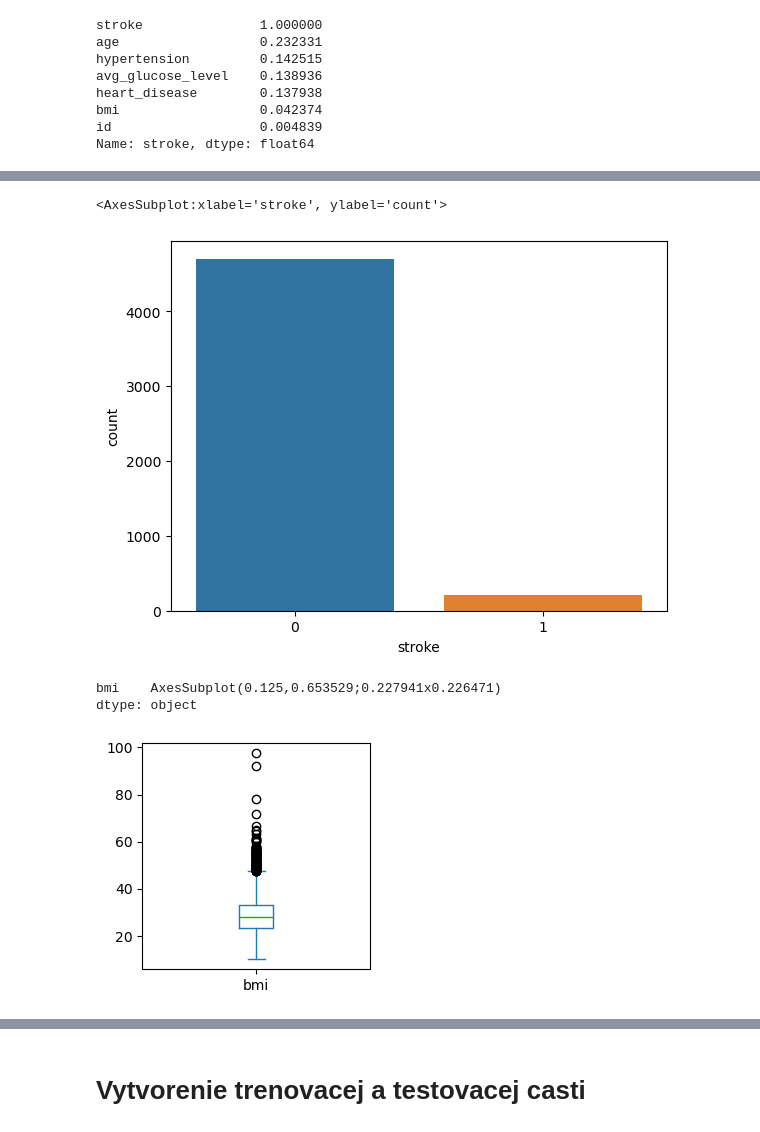
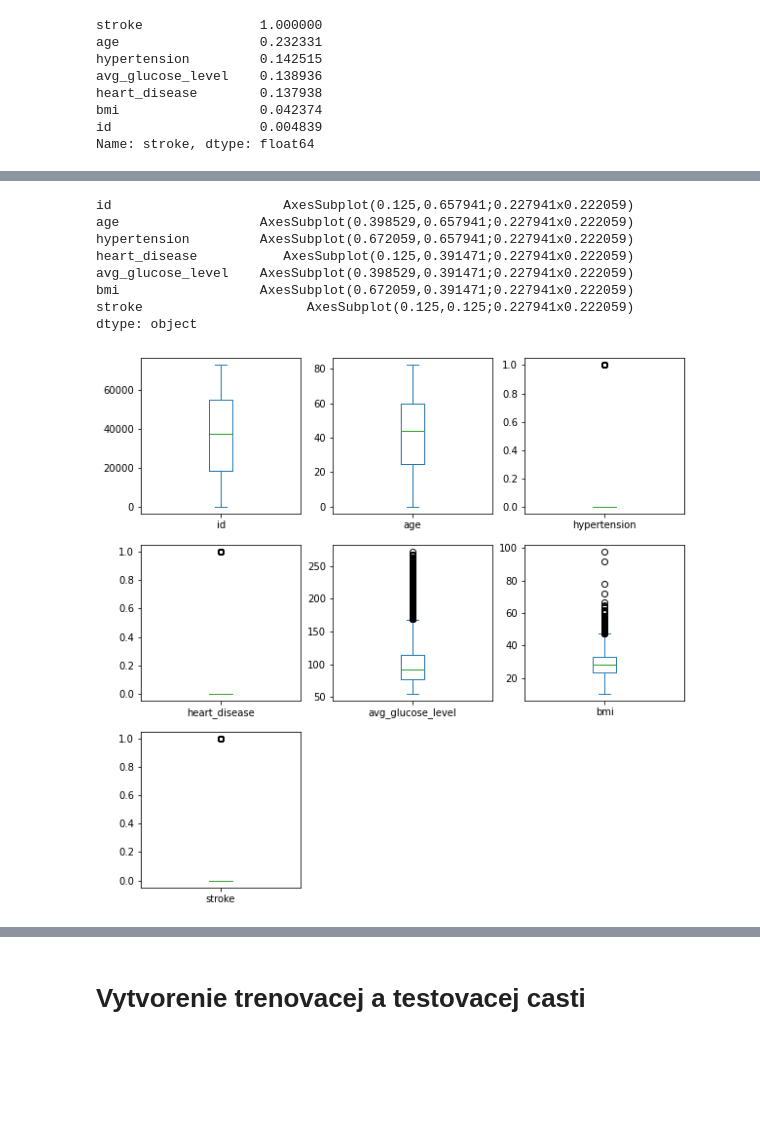
Before and after one commit to risomisek/machineLearning, a Jupyter notebook: PaloRisoML-stroke_rate.ipynb, the cells around one changed output, grey strips where cells are left out. Drawn from its saved outputs; the diff is of its cells as text; code cells hidden in the pictures; blank space fills up the shorter version.

```diff
--- a/PaloRisoML-stroke_rate.ipynb
+++ b/PaloRisoML-stroke_rate.ipynb
@@ -224,12 +224,13 @@ sns.heatmap(corr,vmin=-1,vmax=1,annot=True )
-# %%
-#mozeme si zobrazit pomer pacientov s infarktom a bez infarktu
-sns.countplot(x = "stroke",data=df)
-# %% [output]
-<AxesSubplot:xlabel='stroke', ylabel='count'>
-[figure, old version]
 # %%
-df.plot(column="bmi",kind="box",subplots=True,layout=(3,3),figsize=(10,10))
+#graficke zobrazenie hodnot v stlpci bmi
+df.plot(kind="box",subplots=True,layout=(3,3),figsize=(10,10))
 # %% [output]
-bmi    AxesSubplot(0.125,0.653529;0.227941x0.226471)
+id                      AxesSubplot(0.125,0.657941;0.227941x0.222059)
+age                  AxesSubplot(0.398529,0.657941;0.227941x0.222059)
+hypertension         AxesSubplot(0.672059,0.657941;0.227941x0.222059)
+heart_disease           AxesSubplot(0.125,0.391471;0.227941x0.222059)
+avg_glucose_level    AxesSubplot(0.398529,0.391471;0.227941x0.222059)
+bmi                  AxesSubplot(0.672059,0.391471;0.227941x0.222059)
+stroke                     AxesSubplot(0.125,0.125;0.227941x0.222059)
 dtype: object
-[figure, old version]
+[figure, new version]
```
Also changed, not shown: parts of 16 cells of this notebook.
